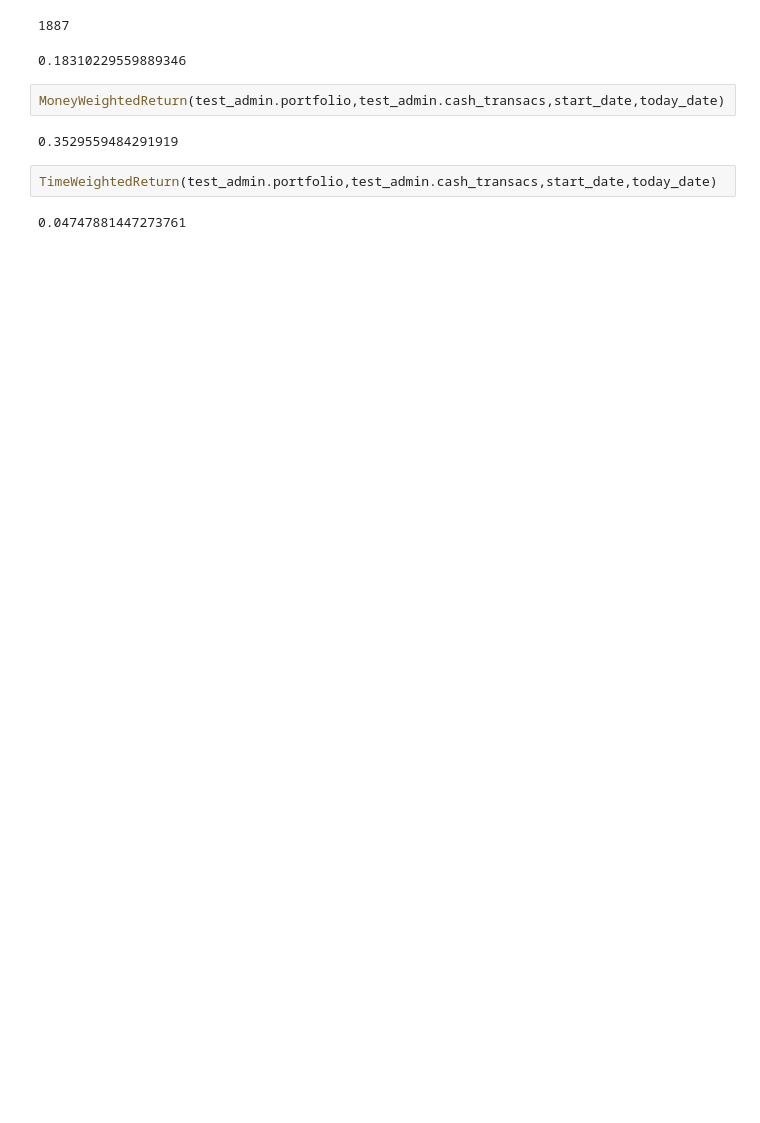
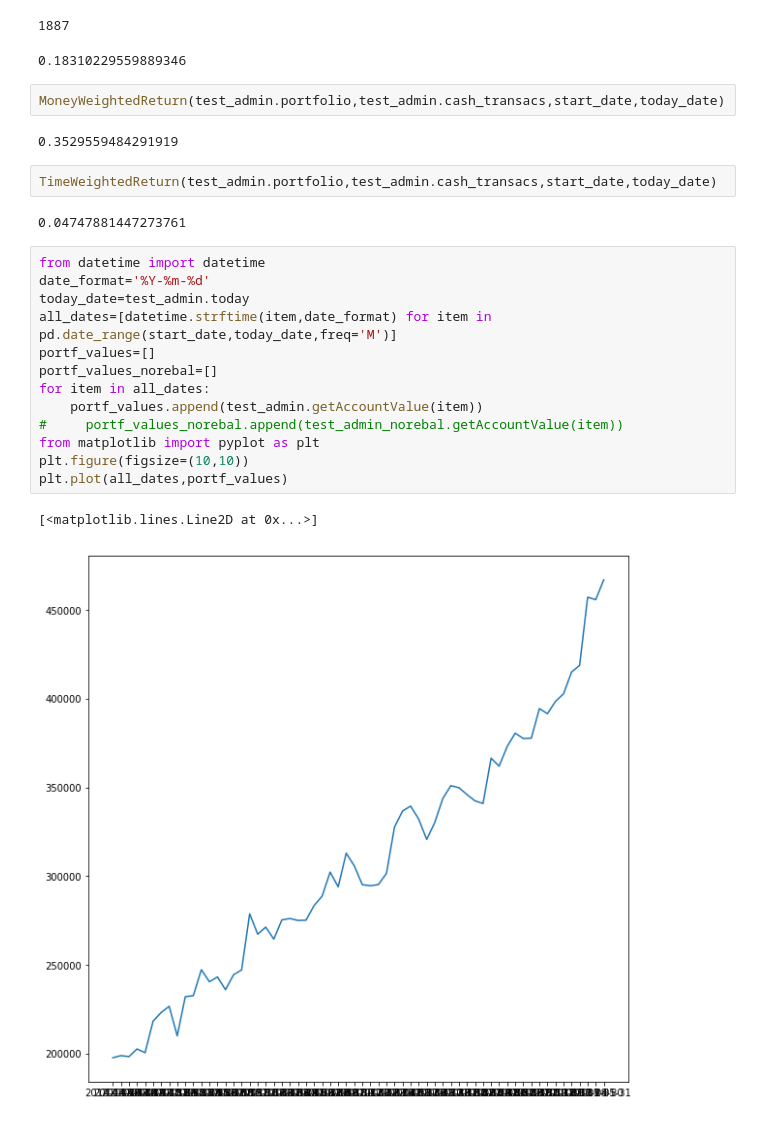
Before and after one commit to CherryADA/RoboAdvisor, a Jupyter notebook: Portfolio2nd_Demo.ipynb, the cells around one changed output. Saved outputs shown, nothing was run; the diff lists cells and outputs as text; blank space fills up the shorter version.

Commit message:
scenario analysis portfolio 2

```diff
--- a/Portfolio2nd_Demo.ipynb
+++ b/Portfolio2nd_Demo.ipynb
@@ -130,3 +130,19 @@ MoneyWeightedReturn(test_admin.portfolio,test_admin.cash_transacs,start_date,tod
 TimeWeightedReturn(test_admin.portfolio,test_admin.cash_transacs,start_date,today_date)
 # %% [output]
 0.04747881447273761
+# %%
+from datetime import datetime
+date_format='%Y-%m-%d'
+today_date=test_admin.today
+all_dates=[datetime.strftime(item,date_format) for item in pd.date_range(start_date,today_date,freq='M')]
+portf_values=[]
+portf_values_norebal=[]
+for item in all_dates:
+    portf_values.append(test_admin.getAccountValue(item))
+#     portf_values_norebal.append(test_admin_norebal.getAccountValue(item))
+from matplotlib import pyplot as plt
+plt.figure(figsize=(10,10))
+plt.plot(all_dates,portf_values)
+# %% [output]
+[<matplotlib.lines.Line2D at 0x...>]
+[figure, added]
```
Also changed, not shown: 8 other files.
